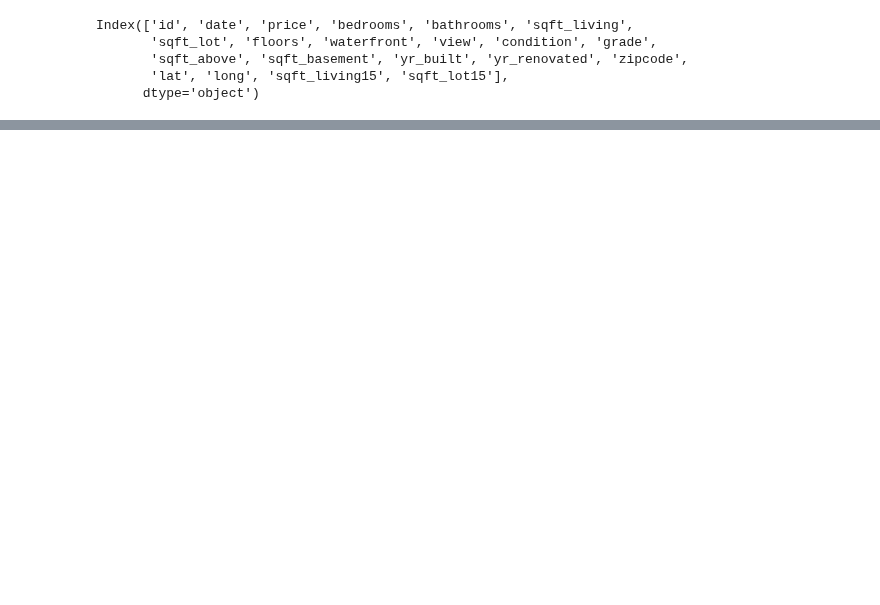
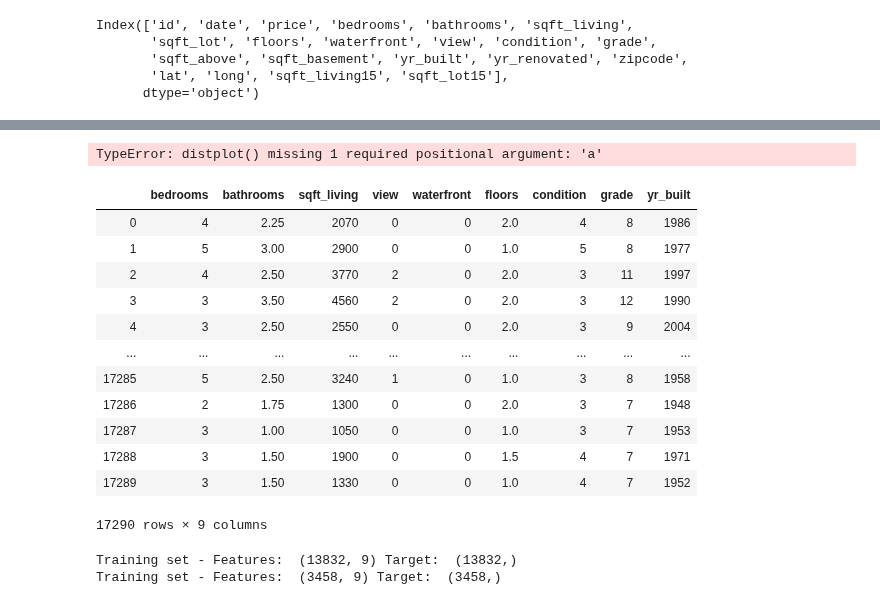
Before and after one commit to trevohearn/nyc-mhtn-ds-010620-lectures, a Jupyter notebook: week-6/KC_house_data/Untitled.ipynb, the cells around one changed output, grey strips where cells are left out. Drawn from its saved outputs; the diff is of its cells as text; code cells hidden in the pictures; blank space fills up the shorter version.

```diff
--- a/week-6/KC_house_data/Untitled.ipynb
+++ b/week-6/KC_house_data/Untitled.ipynb
@@ -43,0 +57,36 @@ SyntaxError: invalid syntax (<ipython-input-8-9bcb78ef76a1>, line 6)
+# %%
+sns.distplot()
+# %% [output]
+TypeError: distplot() missing 1 required positional argument: 'a'
+# %%
+target = df['price']
+features = df[['bedrooms','bathrooms',
+               'sqft_living', 'view','waterfront',
+               'floors','condition', 'grade',
+              'yr_built']]
+features
+#features.columns
+# %% [output]
+|  | bedrooms | bathrooms | sqft_living | view | waterfront | floors | condition | grade | yr_built |
+| 0 | 4 | 2.25 | 2070 | 0 | 0 | 2.0 | 4 | 8 | 1986 |
+| 1 | 5 | 3.00 | 2900 | 0 | 0 | 1.0 | 5 | 8 | 1977 |
+| 2 | 4 | 2.50 | 3770 | 2 | 0 | 2.0 | 3 | 11 | 1997 |
+| 3 | 3 | 3.50 | 4560 | 2 | 0 | 2.0 | 3 | 12 | 1990 |
+| 4 | 3 | 2.50 | 2550 | 0 | 0 | 2.0 | 3 | 9 | 2004 |
+| ... | ... | ... | ... | ... | ... | ... | ... | ... | ... |
+| 17285 | 5 | 2.50 | 3240 | 1 | 0 | 1.0 | 3 | 8 | 1958 |
+| 17286 | 2 | 1.75 | 1300 | 0 | 0 | 2.0 | 3 | 7 | 1948 |
+| 17287 | 3 | 1.00 | 1050 | 0 | 0 | 1.0 | 3 | 7 | 1953 |
+| 17288 | 3 | 1.50 | 1900 | 0 | 0 | 1.5 | 4 | 7 | 1971 |
+| 17289 | 3 | 1.50 | 1330 | 0 | 0 | 1.0 | 4 | 7 | 1952 |
+17290 rows × 9 columns
+# %%
+#train data and test split
+X_train, X_test, y_train, y_test = train_test_split(features, target, random_state=10, test_size=0.2)
+
+#check the shape of the results
+print("Training set - Features: ", X_train.shape, "Target: ", y_train.shape)
+print("Training set - Features: ", X_test.shape, "Target: ",y_test.shape)
+# %% [output]
+Training set - Features:  (13832, 9) Target:  (13832,)
+Training set - Features:  (3458, 9) Target:  (3458,)
```
Also changed, not shown: parts of 13 cells of this notebook, 6 other files.
